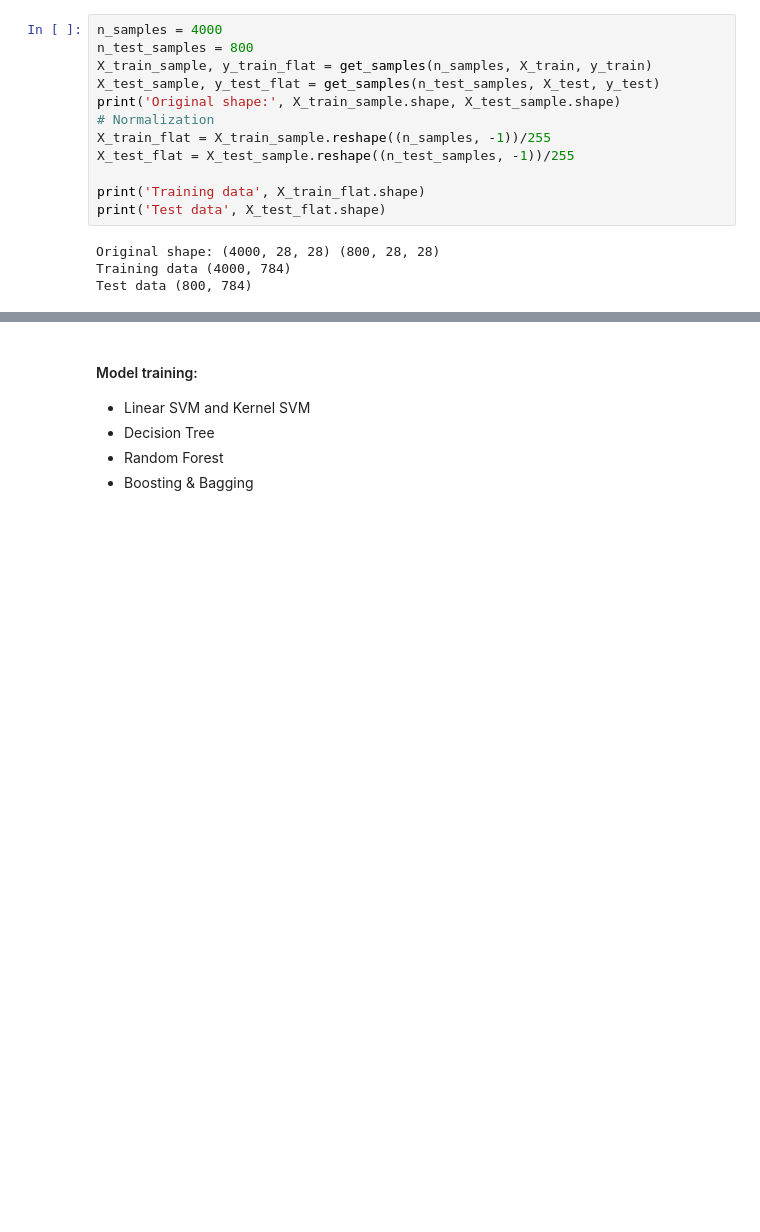
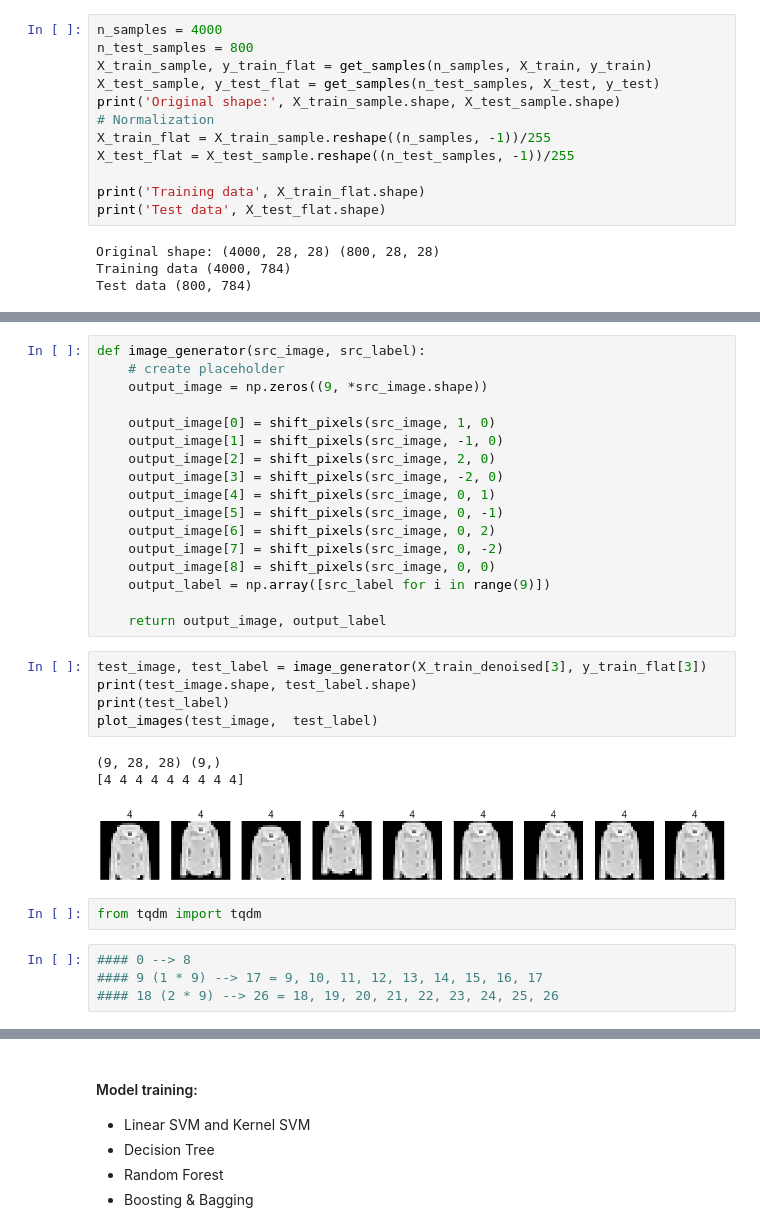
Before and after one commit to tranhoangkhuongvn/week6_fashion_mnist, a Jupyter notebook: Week6_Fashion_MNIST_khuong.ipynb, the cells around one changed output, grey strips where cells are left out. Cells and saved outputs as stored; diff of their text form; blank space fills up the shorter version.

```diff
--- a/Week6_Fashion_MNIST_khuong.ipynb
+++ b/Week6_Fashion_MNIST_khuong.ipynb
@@ -540,0 +522,32 @@ for index in range(5):
+# %%
+def image_generator(src_image, src_label):
+    # create placeholder
+    output_image = np.zeros((9, *src_image.shape))
+
+    output_image[0] = shift_pixels(src_image, 1, 0)
+    output_image[1] = shift_pixels(src_image, -1, 0)
+    output_image[2] = shift_pixels(src_image, 2, 0)
+    output_image[3] = shift_pixels(src_image, -2, 0)
+    output_image[4] = shift_pixels(src_image, 0, 1)
+    output_image[5] = shift_pixels(src_image, 0, -1)
+    output_image[6] = shift_pixels(src_image, 0, 2)
+    output_image[7] = shift_pixels(src_image, 0, -2)
+    output_image[8] = shift_pixels(src_image, 0, 0)
+    output_label = np.array([src_label for i in range(9)])
+
+    return output_image, output_label
+# %%
+test_image, test_label = image_generator(X_train_denoised[3], y_train_flat[3])
+print(test_image.shape, test_label.shape)
+print(test_label)
+plot_images(test_image,  test_label)
+# %% [output]
+(9, 28, 28) (9,)
+[4 4 4 4 4 4 4 4 4]
+[figure, added]
+# %%
+from tqdm import tqdm
+# %%
+#### 0 --> 8
+#### 9 (1 * 9) --> 17 = 9, 10, 11, 12, 13, 14, 15, 16, 17
+#### 18 (2 * 9) --> 26 = 18, 19, 20, 21, 22, 23, 24, 25, 26
```
Also changed, not shown: parts of 34 cells of this notebook.
